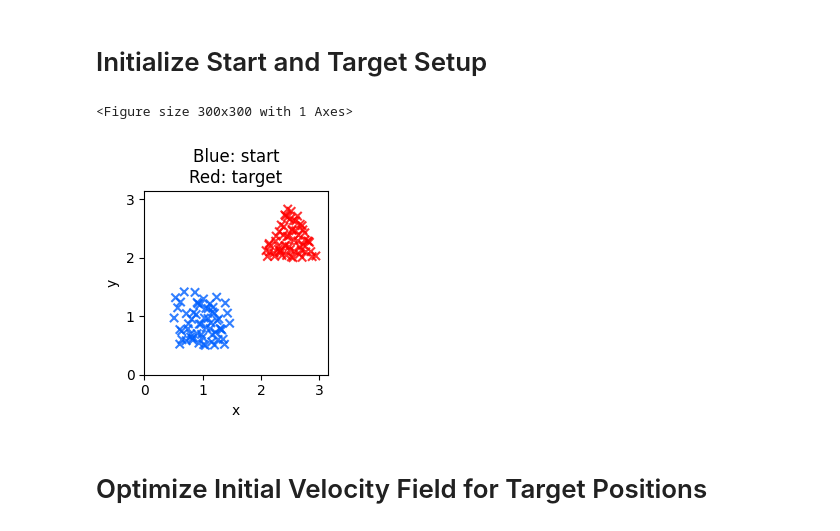
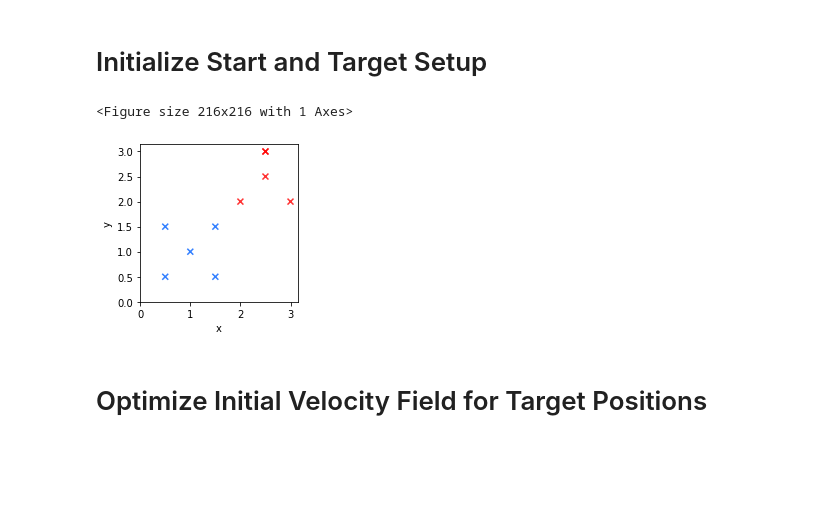
Before and after one commit to bobarna/eigenfluid-control, a Jupyter notebook: eigenfluid-optimization-points.ipynb, the cells around one changed output. Cells and saved outputs as stored; diff of their text form; code cells hidden in the pictures; blank space fills up the shorter version.

Commit message:
Start patching up the repository

```diff
--- a/eigenfluid-optimization-points.ipynb
+++ b/eigenfluid-optimization-points.ipynb
@@ -38,23 +38,25 @@ Eigenfluid initialized in 8.914707899093628 seconds
 # %%
 shape_0 = Square(pos=(0.5, 0.5))
 shape_target = Triangle(pos=(2, 2))
 
 # Get O overlapping, and U non-necessarily overlapping ('unique') sample points
-O = 30
-U = 30
+#O = 30
+#U = 30
 
-p_0, p_target = get_points_for_shapes(shape_0, shape_target, O, U)
+#p_0, p_target = get_points_for_shapes(shape_0, shape_target, O, U)
+p_0 = shape_0.create_points(shape_0.get_trivial_points())
+p_target = shape_target.create_points(shape_target.get_trivial_points())
 
-plot({"Blue: start\nRed: target":
+plot({"":
      vis.overlay(
         PointCloud(p_0, bounds=DOMAIN),
         PointCloud(p_target, bounds=DOMAIN, color="red")
      )},
      size=(3,3)
 )
 # %% [output]
-<Figure size 300x300 with 1 Axes>
+<Figure size 216x216 with 1 Axes>
-[figure, old version]
+[figure, new version]
 # %% [markdown]
 # Optimize Initial Velocity Field for Target Positions
 # %%
```
Also changed, not shown: parts of 7 cells of this notebook, 6 other files.
